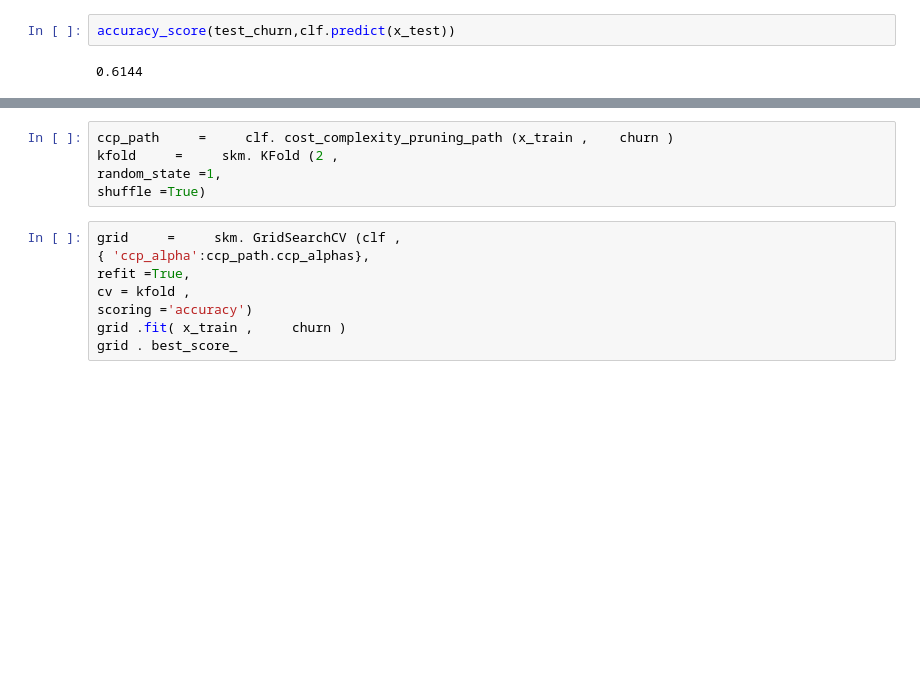
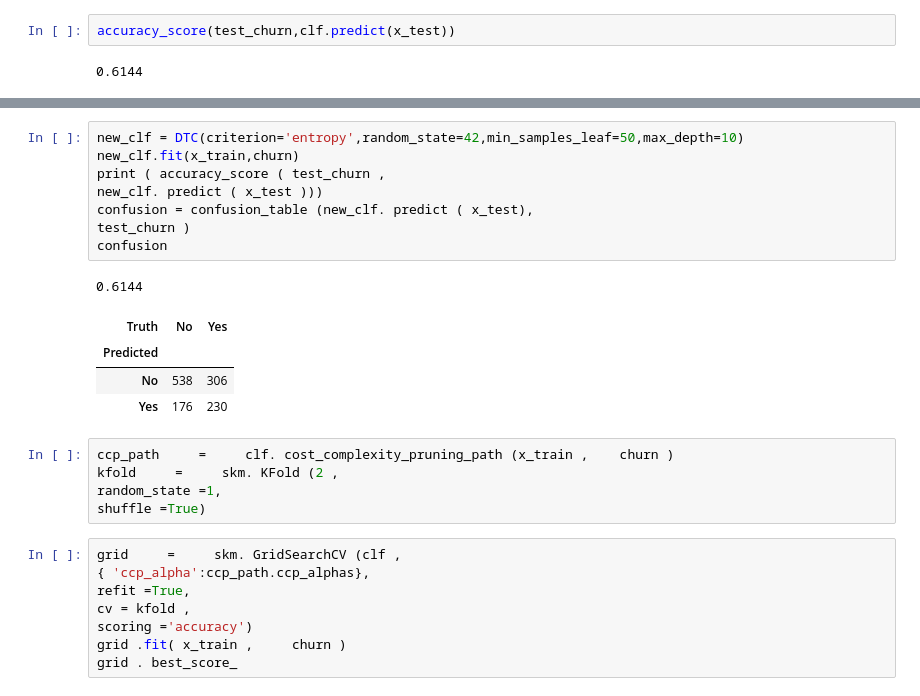
Before and after one commit to wend1k3/Wussap, a Jupyter notebook: tree.ipynb, the cells around one changed output, grey strips where cells are left out. Cells and saved outputs as stored; diff of their text form; blank space fills up the shorter version.

```diff
--- a/tree.ipynb
+++ b/tree.ipynb
@@ -60,3 +95,17 @@ accuracy_score(test_churn,clf.predict(x_test))
+# %%
+new_clf = DTC(criterion='entropy',random_state=42,min_samples_leaf=50,max_depth=10)
+new_clf.fit(x_train,churn)
+print ( accuracy_score ( test_churn ,
+new_clf. predict ( x_test )))
+confusion = confusion_table (new_clf. predict ( x_test),
+test_churn )
+confusion
+# %% [output]
+0.6144
+| Truth | No | Yes |
+| Predicted |  |  |
+| No | 538 | 306 |
+| Yes | 176 | 230 |
 # %%
 ccp_path     =     clf. cost_complexity_pruning_path (x_train ,    churn )
 kfold     =     skm. KFold (2 ,
```
Also changed, not shown: parts of 5 cells of this notebook, 7 other files.
